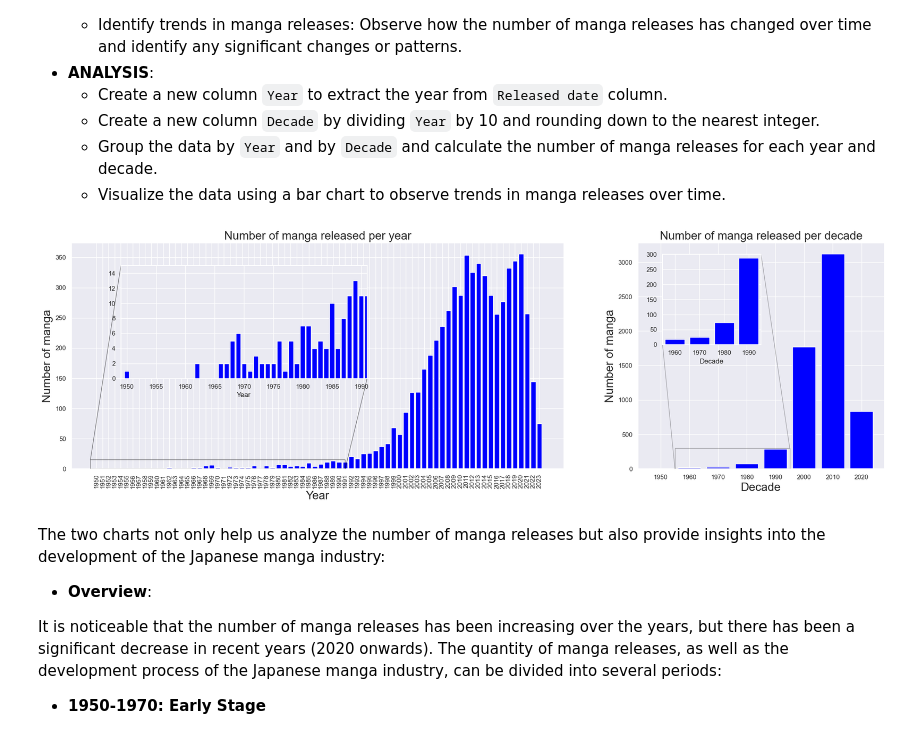
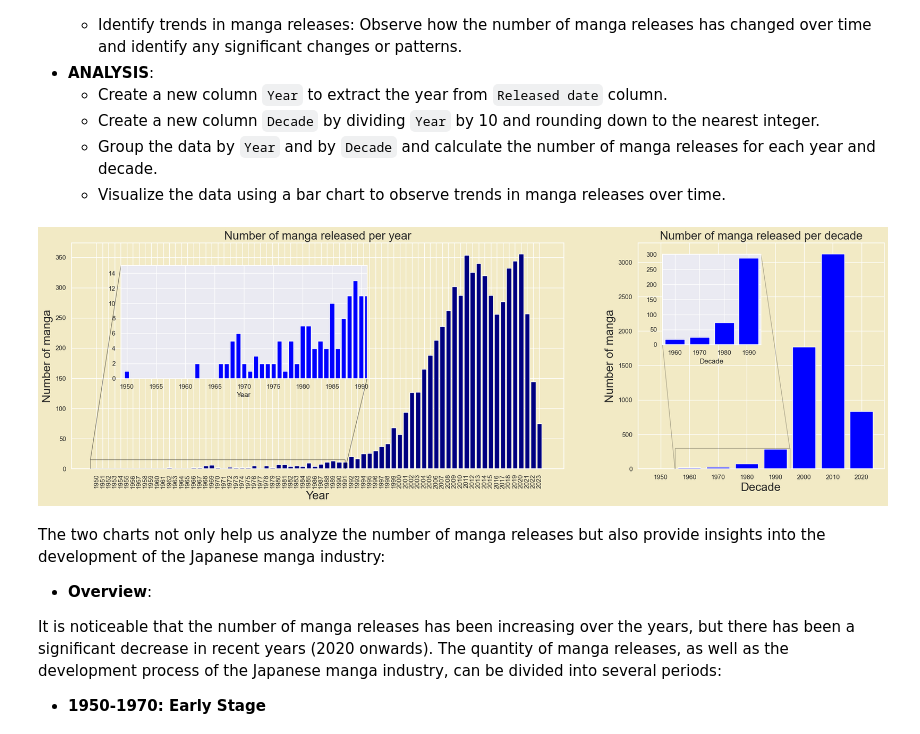
Before and after one commit to duongtruongbinh/IntroDS_FinalProject, a Jupyter notebook: src/Asking_Questions_and_Analyzing.ipynb, the cells around one changed output. Drawn from its saved outputs; the diff is of its cells as text; code cells hidden in the pictures.

```diff
--- a/src/Asking_Questions_and_Analyzing.ipynb
+++ b/src/Asking_Questions_and_Analyzing.ipynb
@@ -79,8 +82,9 @@ memory usage: 813.9+ KB
 # %%
 # Calculating correlation coefficients
 manga_copy_df = manga_df.copy()
+
 correlation_matrix = manga_copy_df[['Chapters', 'Volumes', 'Members', 'Favorite']].corr()
-
+sns.set(rc={"axes.facecolor":"#F2EAC5","figure.facecolor":"#F2EAC5"})
 plt.figure(figsize=(10, 8))
 sns.heatmap(correlation_matrix, annot=True, cmap='coolwarm', fmt='.2f')
 plt.title('Correlation Matrix')
@@ -437,8 +469,6 @@ new_df.plot(x='Genres',y='Favorite', ax=ax2, color='orange', marker='o')
 ax2.set_ylabel('Number of Favorite', fontsize=12, weight='bold')
 ax2.set_xlabel('GENRES', fontsize=12, weight='bold')
 ax.set_title('Compare the authors and readers preferences for each genre\n',fontsize=15, weight='bold');
-
-sns.set(rc=None)
 # %% [output]
 [figure]
 # %% [markdown]
@@ -478,39 +508,39 @@ manga_per_decade = df_copy.groupby('Decade').size().reset_index(name='Count')
 # Plotting the number of manga released per year and the number of manga released per decade
 fig, axes = plt.subplots(1, 2, figsize=(25, 7), gridspec_kw={'width_ratios': [2, 1]})
 sns.set_style('darkgrid')
-axes[0].bar(manga_per_year['Year'], manga_per_year['Count'], color='blue')
+axes[0].bar(manga_per_year['Year'], manga_per_year['Count'], color='navy')
 axes[0].set_title('Number of manga released per year', fontsize=20)
 axes[0].set_xlabel('Year', fontsize=20)
 axes[0].set_ylabel('Number of manga', fontsize=20)
 axes[0].set_xticks(range(1950, 2024, 1))
 axes[0].set_xticklabels(range(1950, 2024, 1), rotation=90)
 
 axin = axes[0].inset_axes([0.1, 0.4, 0.5, 0.5])
 axin.bar(manga_per_year['Year'], manga_per_year['Count'], color='blue', width=0.8)
 axin.set_xlim(1949, 1991)
 axin.set_ylim(0, 15)
 axin.set_xticks(range(1950, 1991, 5))
 axin.set_xlabel('Year')
 axin.set_ylabel('')
 
 axes[0].indicate_inset_zoom(axin, edgecolor="black", linewidth=1, alpha=0.5)
 
 axes[1].bar(manga_per_decade['Decade'], manga_per_decade['Count'], color='blue', width=8)
 axes[1].set_title('Number of manga released per decade', fontsize=20)
 axes[1].set_xlabel('Decade', fontsize=20)
 axes[1].set_ylabel('Number of manga', fontsize=20)
 
 axin = axes[1].inset_axes([0.1, 0.55, 0.4, 0.4])
 axin.bar(manga_per_decade['Decade'], manga_per_decade['Count'], color='blue', width=8)
 axin.set_xlim(1955, 1995)
 axin.set_ylim(0, 300)
 axin.set_xlabel('Decade')
 axin.set_ylabel('')
 axes[1].indicate_inset_zoom(axin, edgecolor="black", linewidth=1, alpha=0.3)
 
 plt.show()
 # %% [output]
-[figure, old version]
+[figure, new version]
 # %% [markdown]
 The two charts not only help us analyze the number of manga releases but also provide insights into the development of the Japanese manga industry:
 
```
Also changed, not shown: parts of 9 cells of this notebook.
